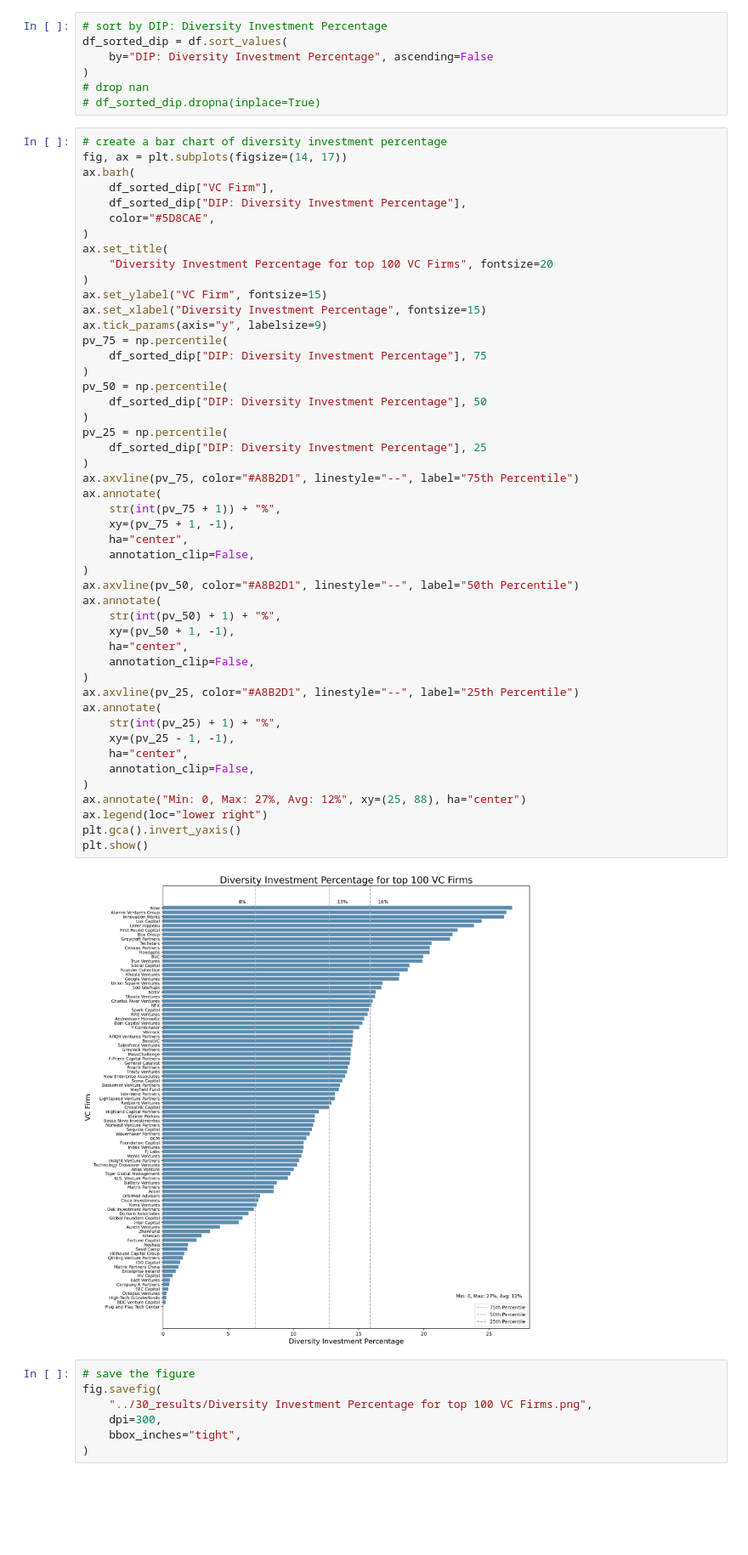
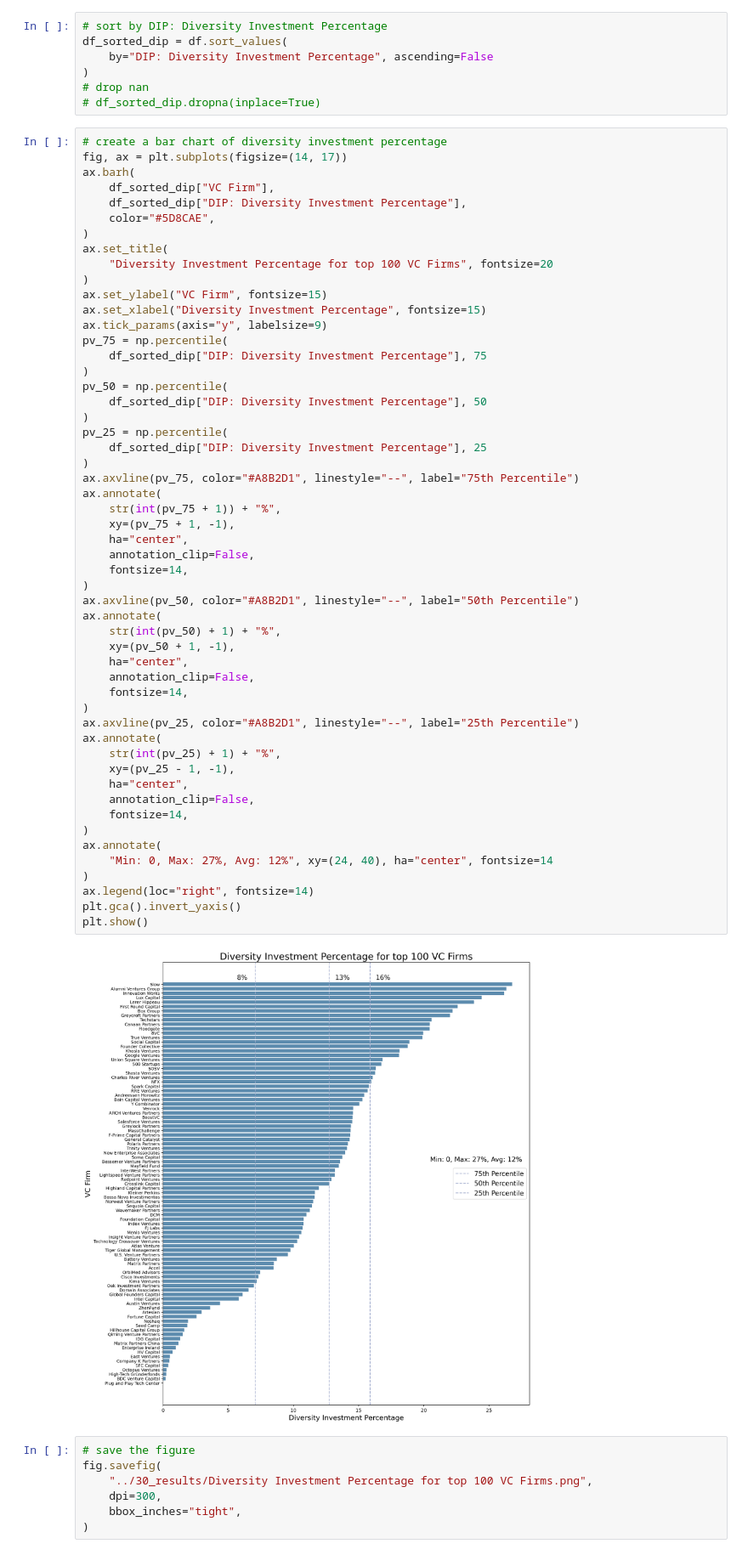
Before and after one commit to Yer1k/Diverse_Led_Funds, a Jupyter notebook: 10_code/Graphs.ipynb, the cells around one changed output. Shown at 85% size. Cells and saved outputs as stored; diff of their text form; blank space fills up the shorter version.

```diff
--- a/10_code/Graphs.ipynb
+++ b/10_code/Graphs.ipynb
@@ -187,36 +187,41 @@ pv_75 = np.percentile(
 pv_50 = np.percentile(
     df_sorted_dip["DIP: Diversity Investment Percentage"], 50
 )
 pv_25 = np.percentile(
     df_sorted_dip["DIP: Diversity Investment Percentage"], 25
 )
 ax.axvline(pv_75, color="#A8B2D1", linestyle="--", label="75th Percentile")
 ax.annotate(
     str(int(pv_75 + 1)) + "%",
     xy=(pv_75 + 1, -1),
     ha="center",
     annotation_clip=False,
+    fontsize=14,
 )
 ax.axvline(pv_50, color="#A8B2D1", linestyle="--", label="50th Percentile")
 ax.annotate(
     str(int(pv_50) + 1) + "%",
     xy=(pv_50 + 1, -1),
     ha="center",
     annotation_clip=False,
+    fontsize=14,
 )
 ax.axvline(pv_25, color="#A8B2D1", linestyle="--", label="25th Percentile")
 ax.annotate(
     str(int(pv_25) + 1) + "%",
     xy=(pv_25 - 1, -1),
     ha="center",
     annotation_clip=False,
+    fontsize=14,
 )
-ax.annotate("Min: 0, Max: 27%, Avg: 12%", xy=(25, 88), ha="center")
-ax.legend(loc="lower right")
+ax.annotate(
+    "Min: 0, Max: 27%, Avg: 12%", xy=(24, 40), ha="center", fontsize=14
+)
+ax.legend(loc="right", fontsize=14)
 plt.gca().invert_yaxis()
 plt.show()
 # %% [output]
-[figure, old version]
+[figure, new version]
 # %%
 # save the figure
 fig.savefig(
```
Also changed, not shown: parts of 2 cells of this notebook, 2 other files.
